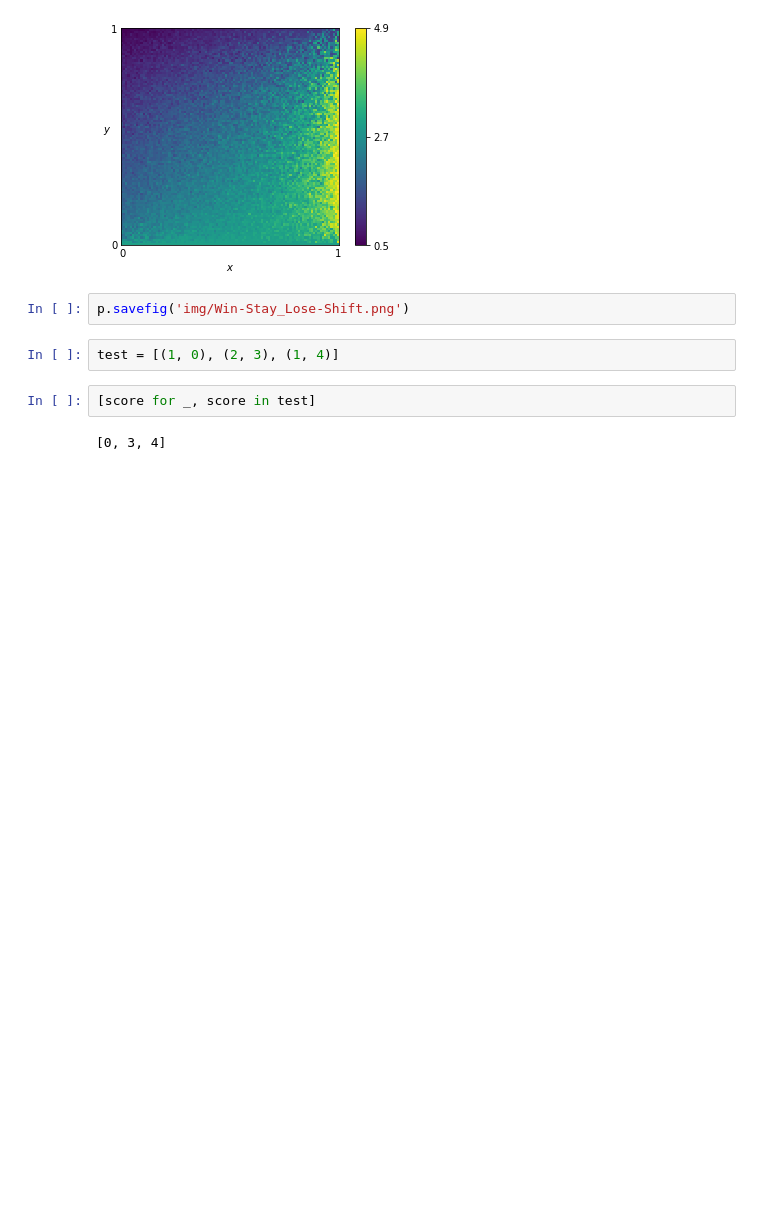
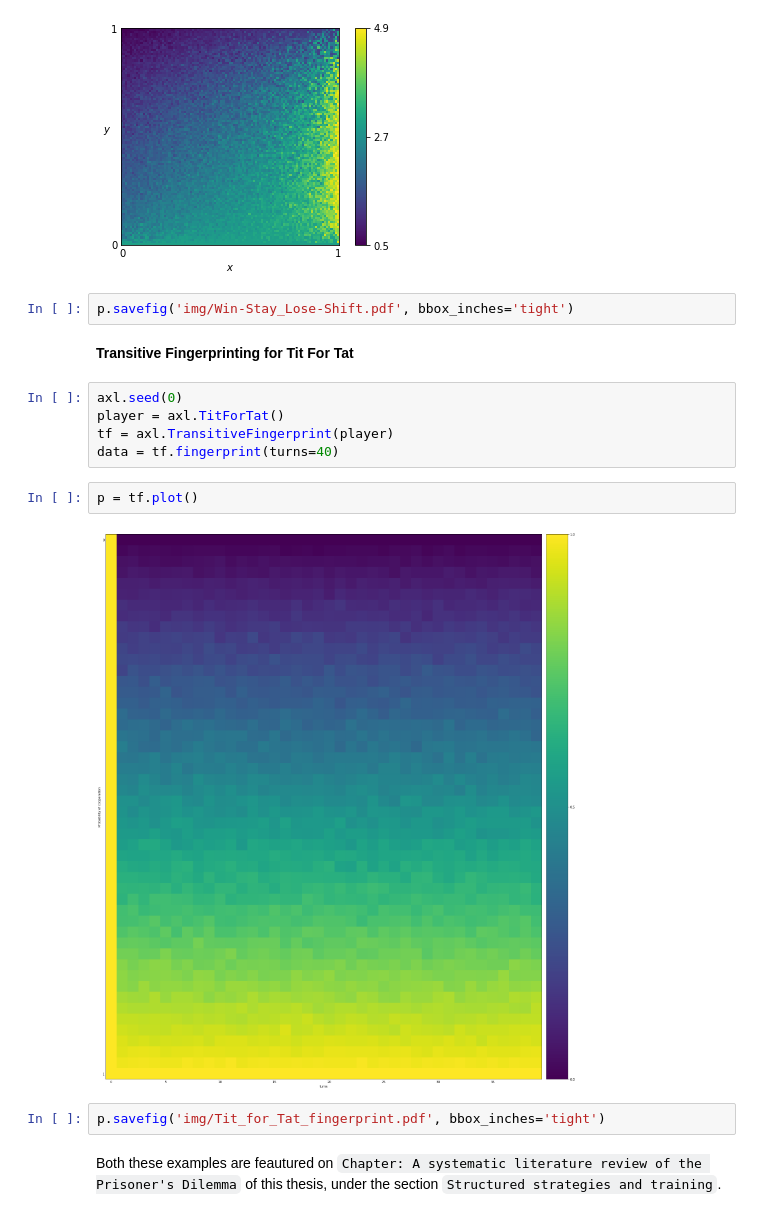
Before and after one commit to Nikoleta-v3/Thesis, a Jupyter notebook: src/chapters/02/main.ipynb, the cells around one changed output. Saved outputs shown, nothing was run; the diff lists cells and outputs as text; blank space fills up the shorter version.

```diff
--- a/src/chapters/02/main.ipynb
+++ b/src/chapters/02/main.ipynb
@@ -11,10 +23,19 @@ p = af.plot(cmap='viridis')
 # %% [output]
 [figure]
 # %%
-p.savefig('img/Win-Stay_Lose-Shift.png')
+p.savefig('img/Win-Stay_Lose-Shift.pdf', bbox_inches='tight')
-# %%
-test = [(1, 0), (2, 3), (1, 4)]
-# %%
-[score for _, score in test]
-# %% [output]
-[0, 3, 4]
+# %% [markdown]
+**Transitive Fingerprinting for Tit For Tat**
+# %%
+axl.seed(0)
+player = axl.TitForTat()
+tf = axl.TransitiveFingerprint(player)
+data = tf.fingerprint(turns=40)
+# %%
+p = tf.plot()
+# %% [output]
+[figure, added]
+# %%
+p.savefig('img/Tit_for_Tat_fingerprint.pdf', bbox_inches='tight')
+# %% [markdown]
+Both these examples are feautured on `Chapter: A systematic literature review of the Prisoner's Dilemma` of this thesis, under the section `Structured strategies and training`.
```
Also changed, not shown: parts of 4 cells of this notebook.
